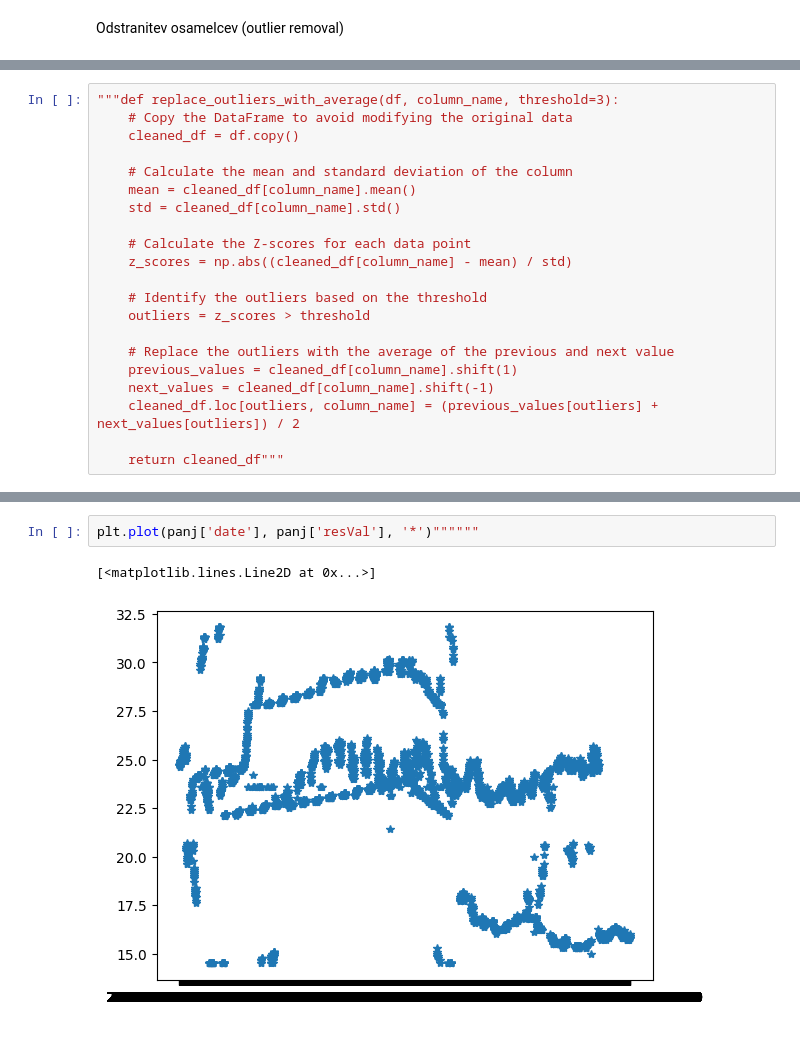
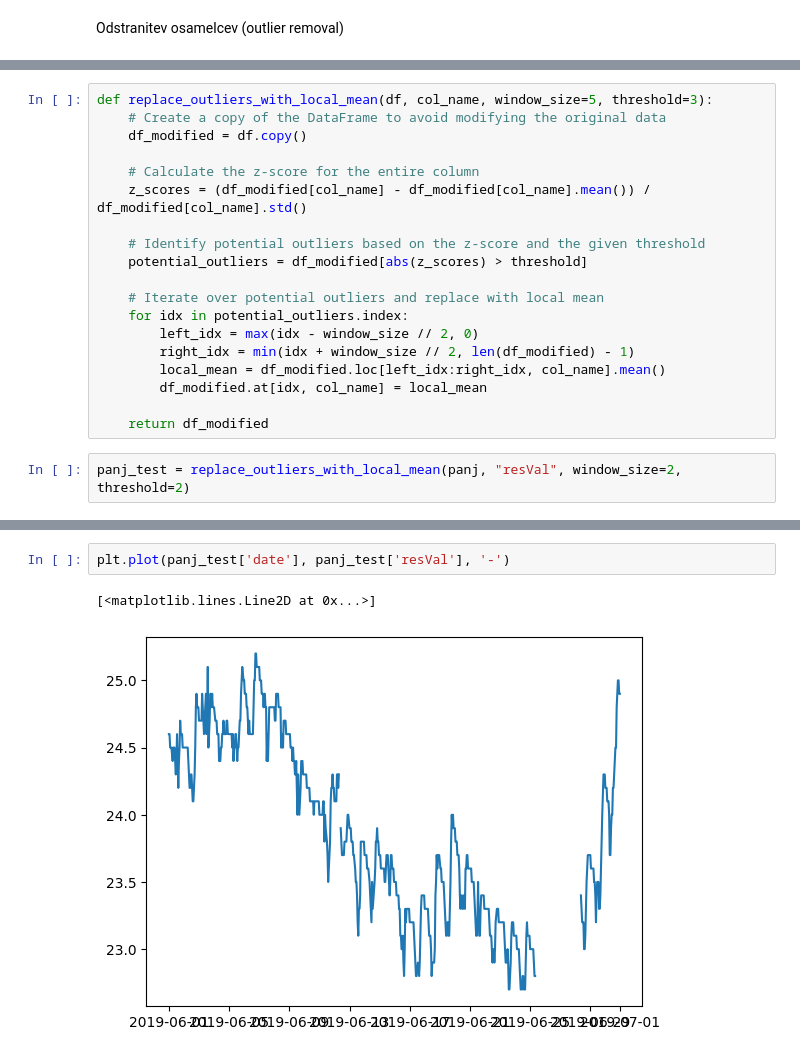
Before and after one commit to borbregant/cebelice, a Jupyter notebook: ciscenje/outlier_removal.ipynb, the cells around one changed output, grey strips where cells are left out. Cells and saved outputs as stored; diff of their text form.

```diff
--- a/ciscenje/outlier_removal.ipynb
+++ b/ciscenje/outlier_removal.ipynb
@@ -30,21 +26,0 @@ panj.head()
-# %%
-"""def replace_outliers_with_average(df, column_name, threshold=3):
-    # Copy the DataFrame to avoid modifying the original data
-    cleaned_df = df.copy()
-
-    # Calculate the mean and standard deviation of the column
-    mean = cleaned_df[column_name].mean()
-    std = cleaned_df[column_name].std()
-
-    # Calculate the Z-scores for each data point
-    z_scores = np.abs((cleaned_df[column_name] - mean) / std)
-
-    # Identify the outliers based on the threshold
-    outliers = z_scores > threshold
-
-    # Replace the outliers with the average of the previous and next value
-    previous_values = cleaned_df[column_name].shift(1)
-    next_values = cleaned_df[column_name].shift(-1)
-    cleaned_df.loc[outliers, column_name] = (previous_values[outliers] + next_values[outliers]) / 2
-
-    return cleaned_df"""
@@ -75,0 +32,21 @@ KeyboardInterrupt:
+# %%
+def replace_outliers_with_local_mean(df, col_name, window_size=5, threshold=3):
+    # Create a copy of the DataFrame to avoid modifying the original data
+    df_modified = df.copy()
+
+    # Calculate the z-score for the entire column
+    z_scores = (df_modified[col_name] - df_modified[col_name].mean()) / df_modified[col_name].std()
+
+    # Identify potential outliers based on the z-score and the given threshold
+    potential_outliers = df_modified[abs(z_scores) > threshold]
+
+    # Iterate over potential outliers and replace with local mean
+    for idx in potential_outliers.index:
+        left_idx = max(idx - window_size // 2, 0)
+        right_idx = min(idx + window_size // 2, len(df_modified) - 1)
+        local_mean = df_modified.loc[left_idx:right_idx, col_name].mean()
+        df_modified.at[idx, col_name] = local_mean
+
+    return df_modified
+# %%
+panj_test = replace_outliers_with_local_mean(panj, "resVal", window_size=2, threshold=2)
@@ -76,5 +62,5 @@ KeyboardInterrupt:
 # %%
-plt.plot(panj['date'], panj['resVal'], '*')""""""
+plt.plot(panj_test['date'], panj_test['resVal'], '-')
 # %% [output]
 [<matplotlib.lines.Line2D at 0x...>]
-[figure, old version]
+[figure, new version]
```
Also changed, not shown: parts of 11 cells of this notebook, 1 other file.
